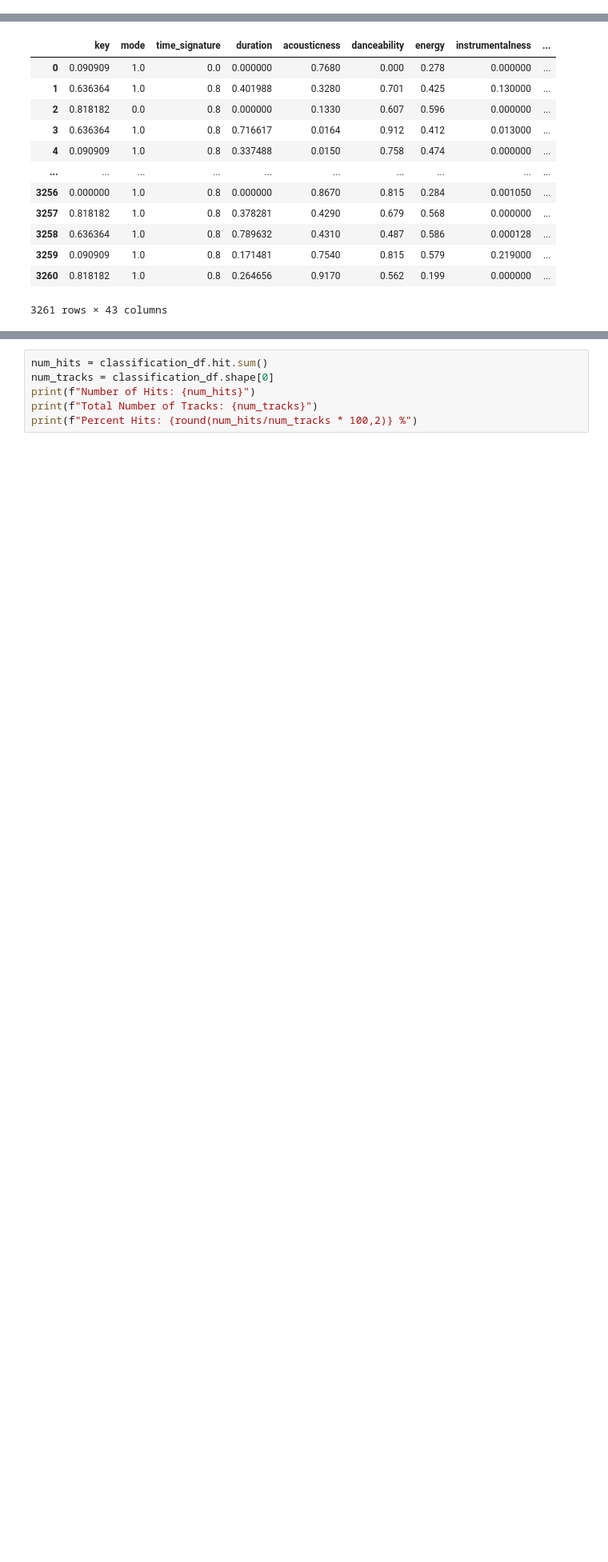
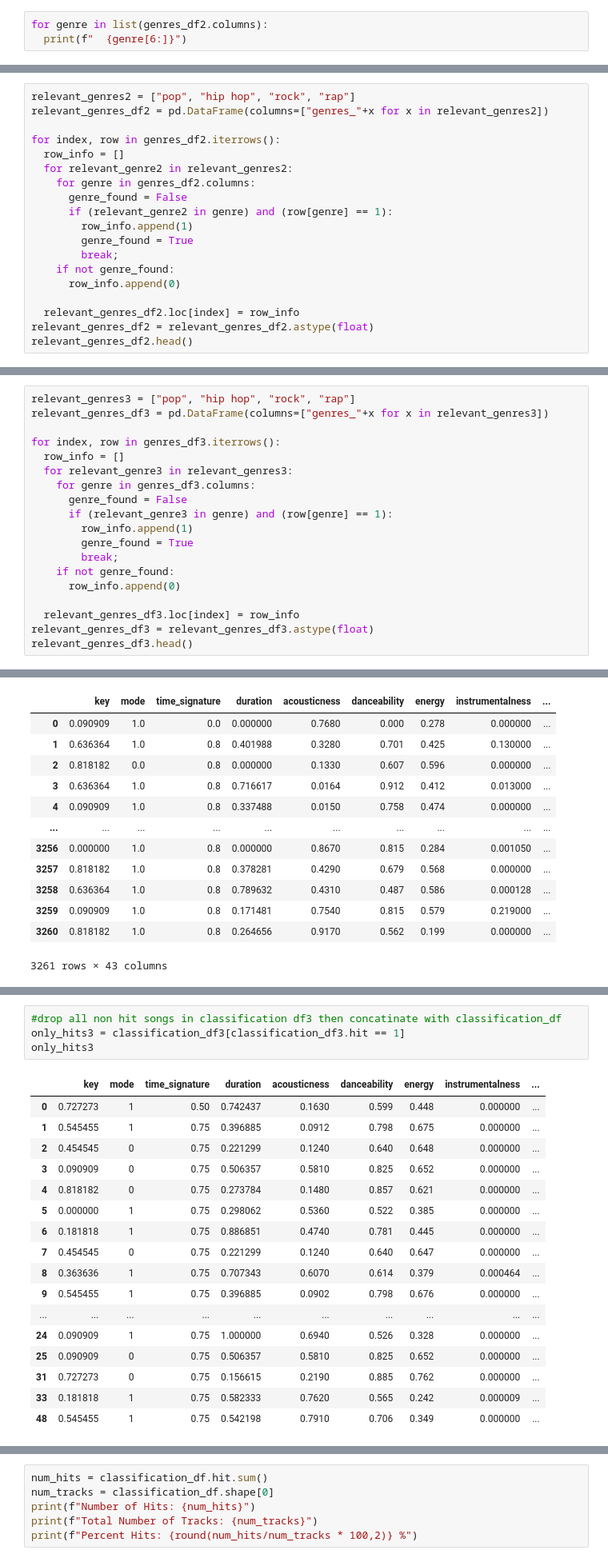
Before and after one commit to APS360-Team-34/Hit-Song-Prediction, a Jupyter notebook: Playground_Cynthia_2.ipynb, the cells around one changed output, grey strips where cells are left out. Shown at 80% size. Saved outputs shown, nothing was run; the diff lists cells and outputs as text; blank space fills up the shorter version.

```diff
--- a/Playground_Cynthia_2.ipynb
+++ b/Playground_Cynthia_2.ipynb
@@ -193,3 +334,6 @@ for genre in list(genres_df.columns):
   kansas hip hop
   sudanese pop
   folk
+# %%
+for genre in list(genres_df2.columns):
+  print(f"  {genre[6:]}")
@@ -216,0 +386,19 @@ relevant_genres_df = relevant_genres_df.astype(float)
+# %%
+relevant_genres2 = ["pop", "hip hop", "rock", "rap"]
+relevant_genres_df2 = pd.DataFrame(columns=["genres_"+x for x in relevant_genres2])
+
+for index, row in genres_df2.iterrows():
+  row_info = []
+  for relevant_genre2 in relevant_genres2:
+    for genre in genres_df2.columns:
+      genre_found = False
+      if (relevant_genre2 in genre) and (row[genre] == 1):
+        row_info.append(1)
+        genre_found = True
+        break;
+    if not genre_found:
+      row_info.append(0)
+
+  relevant_genres_df2.loc[index] = row_info
+relevant_genres_df2 = relevant_genres_df2.astype(float)
+relevant_genres_df2.head()
@@ -216,0 +412,19 @@ relevant_genres_df = relevant_genres_df.astype(float)
+# %%
+relevant_genres3 = ["pop", "hip hop", "rock", "rap"]
+relevant_genres_df3 = pd.DataFrame(columns=["genres_"+x for x in relevant_genres3])
+
+for index, row in genres_df3.iterrows():
+  row_info = []
+  for relevant_genre3 in relevant_genres3:
+    for genre in genres_df3.columns:
+      genre_found = False
+      if (relevant_genre3 in genre) and (row[genre] == 1):
+        row_info.append(1)
+        genre_found = True
+        break;
+    if not genre_found:
+      row_info.append(0)
+
+  relevant_genres_df3.loc[index] = row_info
+relevant_genres_df3 = relevant_genres_df3.astype(float)
+relevant_genres_df3.head()
@@ -273,0 +627,22 @@ classification_df
+# %%
+#drop all non hit songs in classification df3 then concatinate with classification_df
+only_hits3 = classification_df3[classification_df3.hit == 1]
+only_hits3
+# %% [output]
+|  | key | mode | time_signature | duration | acousticness | danceability | energy | instrumentalness | ... |
+| 0 | 0.727273 | 1 | 0.50 | 0.742437 | 0.1630 | 0.599 | 0.448 | 0.000000 | ... |
+| 1 | 0.545455 | 1 | 0.75 | 0.396885 | 0.0912 | 0.798 | 0.675 | 0.000000 | ... |
+| 2 | 0.454545 | 0 | 0.75 | 0.221299 | 0.1240 | 0.640 | 0.648 | 0.000000 | ... |
+| 3 | 0.090909 | 0 | 0.75 | 0.506357 | 0.5810 | 0.825 | 0.652 | 0.000000 | ... |
+| 4 | 0.818182 | 0 | 0.75 | 0.273784 | 0.1480 | 0.857 | 0.621 | 0.000000 | ... |
+| 5 | 0.000000 | 1 | 0.75 | 0.298062 | 0.5360 | 0.522 | 0.385 | 0.000000 | ... |
+| 6 | 0.181818 | 1 | 0.75 | 0.886851 | 0.4740 | 0.781 | 0.445 | 0.000000 | ... |
+| 7 | 0.454545 | 0 | 0.75 | 0.221299 | 0.1240 | 0.640 | 0.647 | 0.000000 | ... |
+| 8 | 0.363636 | 1 | 0.75 | 0.707343 | 0.6070 | 0.614 | 0.379 | 0.000464 | ... |
+| 9 | 0.545455 | 1 | 0.75 | 0.396885 | 0.0902 | 0.798 | 0.676 | 0.000000 | ... |
+| ... | ... | ... | ... | ... | ... | ... | ... | ... | ... |
+| 24 | 0.090909 | 1 | 0.75 | 1.000000 | 0.6940 | 0.526 | 0.328 | 0.000000 | ... |
+| 25 | 0.090909 | 0 | 0.75 | 0.506357 | 0.5810 | 0.825 | 0.652 | 0.000000 | ... |
+| 31 | 0.727273 | 0 | 0.75 | 0.156615 | 0.2190 | 0.885 | 0.762 | 0.000000 | ... |
+| 33 | 0.181818 | 1 | 0.75 | 0.582333 | 0.7620 | 0.565 | 0.242 | 0.000009 | ... |
+| 48 | 0.545455 | 1 | 0.75 | 0.542198 | 0.7910 | 0.706 | 0.349 | 0.000000 | ... |
```
Also changed, not shown: parts of 23 cells of this notebook.
